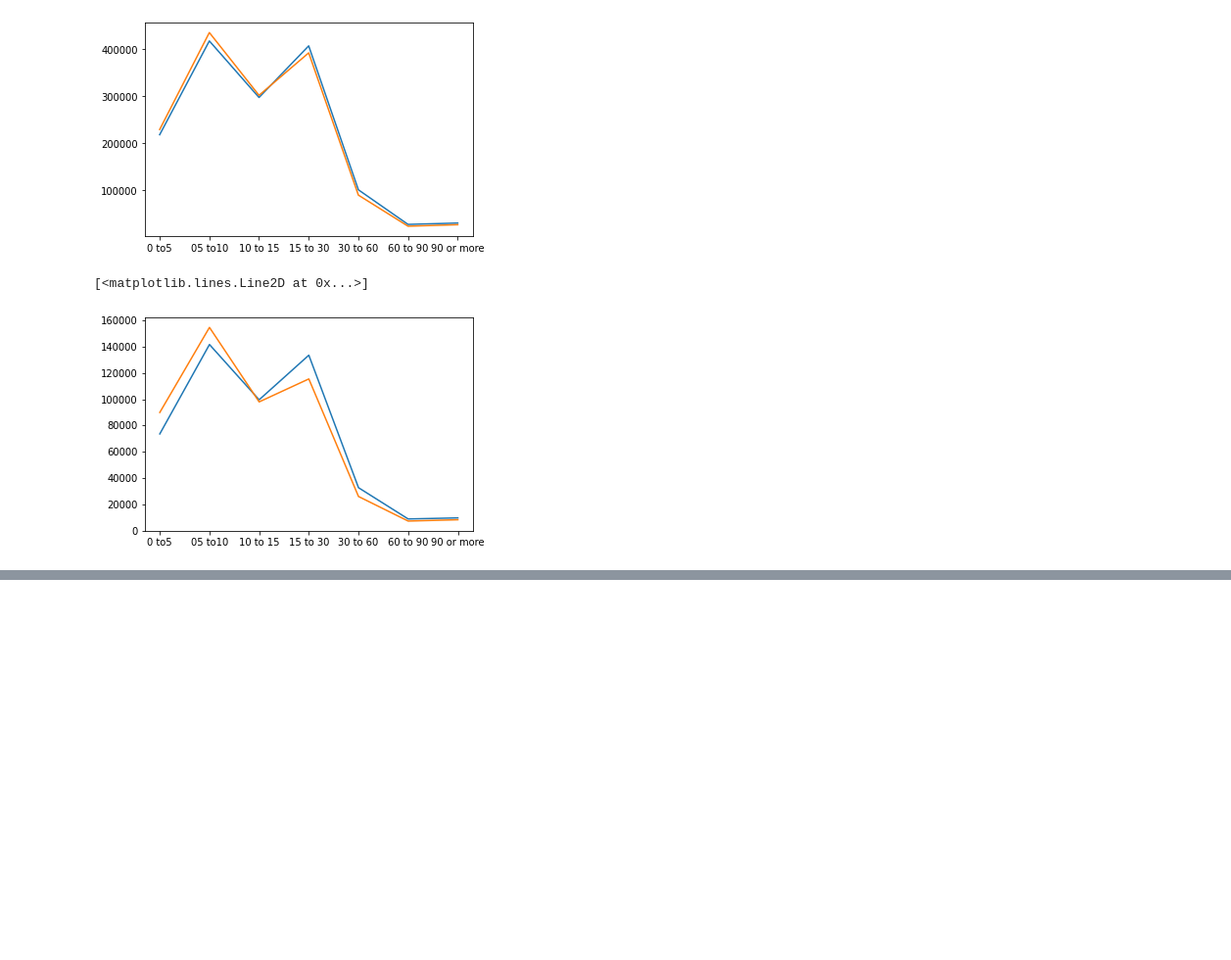
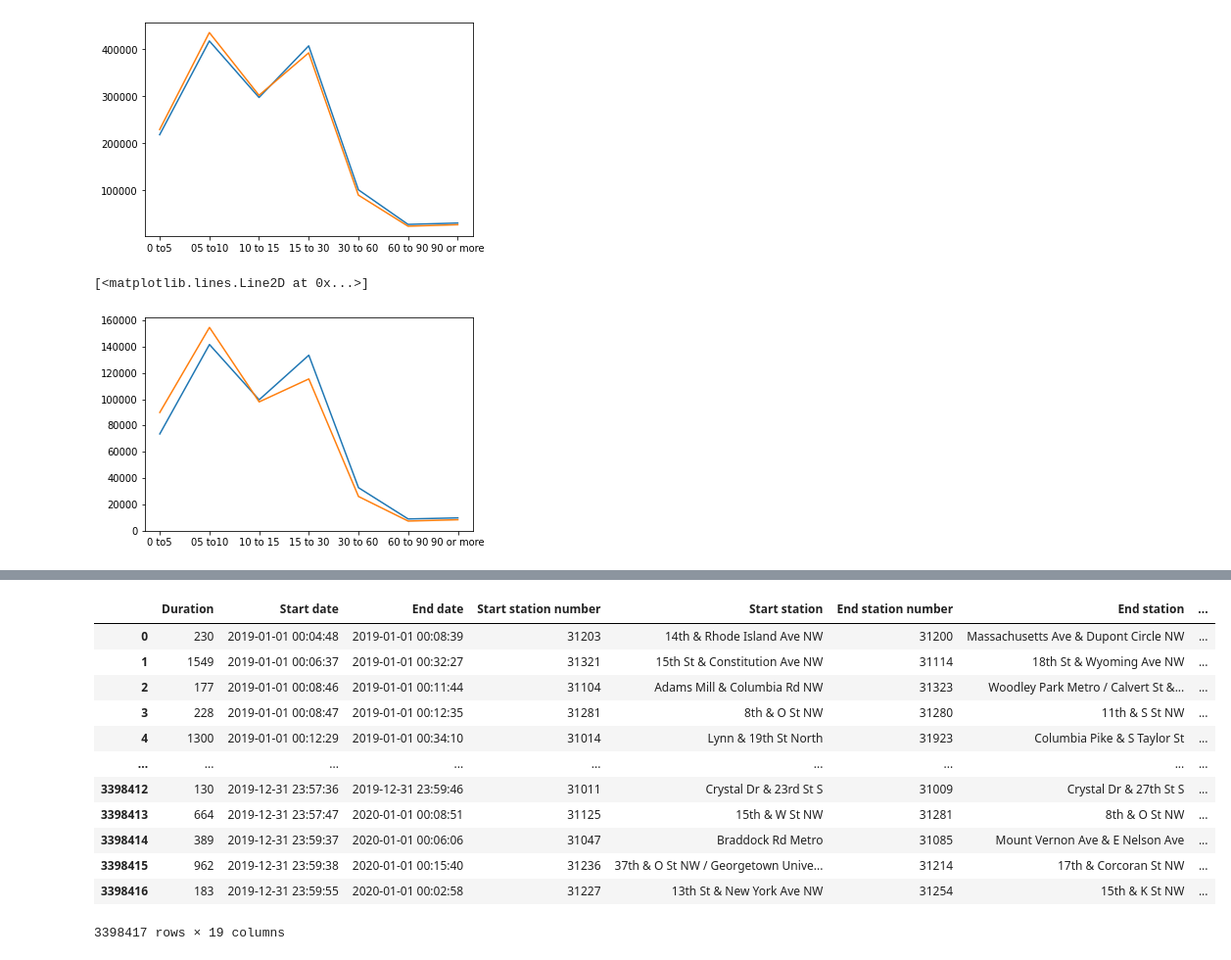
Before and after one commit to GesaJo/Capital-Bike-Dashboard, a Jupyter notebook: Project Capital Bike.ipynb, the cells around one changed output, grey strips where cells are left out. Shown at 98% size. Cells and saved outputs as stored; diff of their text form; code cells hidden in the pictures; blank space fills up the shorter version.

```diff
--- a/Project Capital Bike.ipynb
+++ b/Project Capital Bike.ipynb
@@ -381,2 +381,18 @@ plt.plot(df_plus[df_plus["TAVG"]>5][:500000].groupby("Duration_bins").count()["D
 # %%
 df_plus.to_csv("data/df_main.csv")
+# %%
+df_plus
+# %% [output]
+|  | Duration | Start date | End date | Start station number | Start station | End station number | End station | ... |
+| 0 | 230 | 2019-01-01 00:04:48 | 2019-01-01 00:08:39 | 31203 | 14th & Rhode Island Ave NW | 31200 | Massachusetts Ave & Dupont Circle NW | ... |
+| 1 | 1549 | 2019-01-01 00:06:37 | 2019-01-01 00:32:27 | 31321 | 15th St & Constitution Ave NW | 31114 | 18th St & Wyoming Ave NW | ... |
+| 2 | 177 | 2019-01-01 00:08:46 | 2019-01-01 00:11:44 | 31104 | Adams Mill & Columbia Rd NW | 31323 | Woodley Park Metro / Calvert St &... | ... |
+| 3 | 228 | 2019-01-01 00:08:47 | 2019-01-01 00:12:35 | 31281 | 8th & O St NW | 31280 | 11th & S St NW | ... |
+| 4 | 1300 | 2019-01-01 00:12:29 | 2019-01-01 00:34:10 | 31014 | Lynn & 19th St North | 31923 | Columbia Pike & S Taylor St | ... |
+| ... | ... | ... | ... | ... | ... | ... | ... | ... |
+| 3398412 | 130 | 2019-12-31 23:57:36 | 2019-12-31 23:59:46 | 31011 | Crystal Dr & 23rd St S | 31009 | Crystal Dr & 27th St S | ... |
+| 3398413 | 664 | 2019-12-31 23:57:47 | 2020-01-01 00:08:51 | 31125 | 15th & W St NW | 31281 | 8th & O St NW | ... |
+| 3398414 | 389 | 2019-12-31 23:59:37 | 2020-01-01 00:06:06 | 31047 | Braddock Rd Metro | 31085 | Mount Vernon Ave & E Nelson Ave | ... |
+| 3398415 | 962 | 2019-12-31 23:59:38 | 2020-01-01 00:15:40 | 31236 | 37th & O St NW / Georgetown Unive... | 31214 | 17th & Corcoran St NW | ... |
+| 3398416 | 183 | 2019-12-31 23:59:55 | 2020-01-01 00:02:58 | 31227 | 13th St & New York Ave NW | 31254 | 15th & K St NW | ... |
+3398417 rows × 19 columns
```
Also changed, not shown: parts of 2 cells of this notebook, 4 other files.
